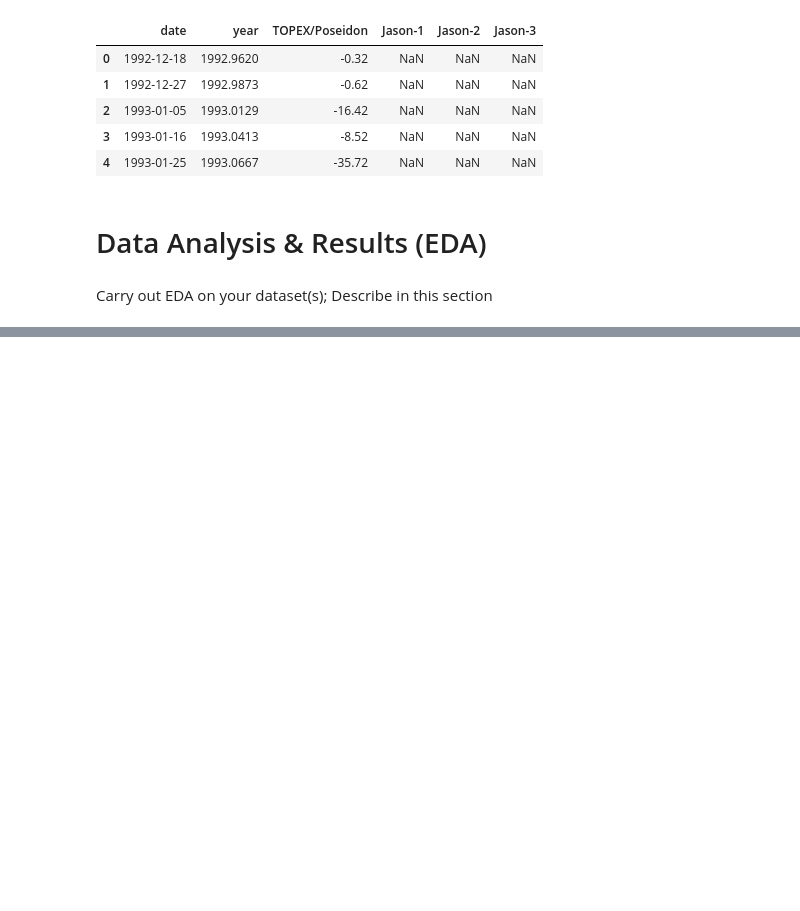
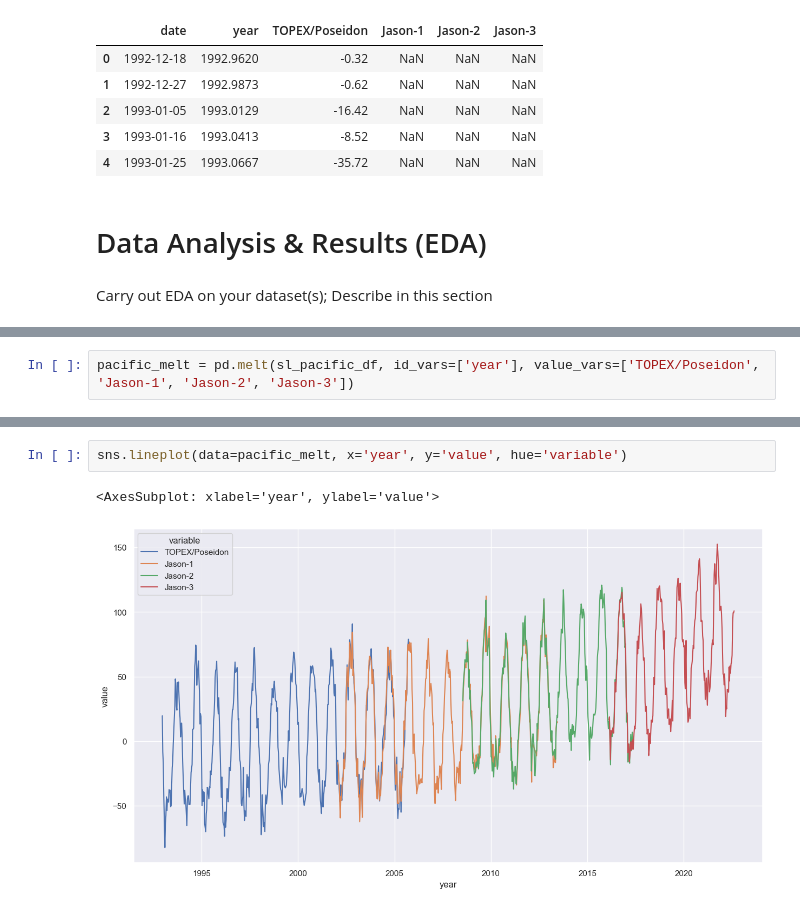
Before and after one commit to AndyCesium/COGS108_project, a Jupyter notebook: EDACheckpointGroup_064-Fa22.ipynb, the cells around one changed output, grey strips where cells are left out. Drawn from its saved outputs; the diff is of its cells as text; blank space fills up the shorter version.

```diff
--- a/EDACheckpointGroup_064-Fa22.ipynb
+++ b/EDACheckpointGroup_064-Fa22.ipynb
@@ -247,0 +311,2 @@ Carry out EDA on your dataset(s); Describe in this section
+# %%
+pacific_melt = pd.melt(sl_pacific_df, id_vars=['year'], value_vars=['TOPEX/Poseidon', 'Jason-1', 'Jason-2', 'Jason-3'])
@@ -247,0 +327,5 @@ Carry out EDA on your dataset(s); Describe in this section
+# %%
+sns.lineplot(data=pacific_melt, x='year', y='value', hue='variable')
+# %% [output]
+<AxesSubplot: xlabel='year', ylabel='value'>
+[figure, added]
```
Also changed, not shown: parts of 8 cells of this notebook.
